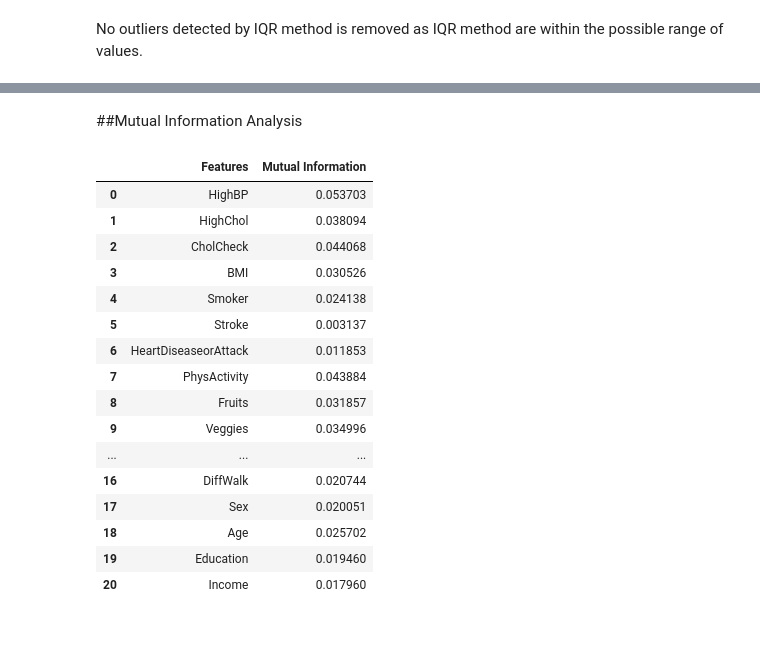
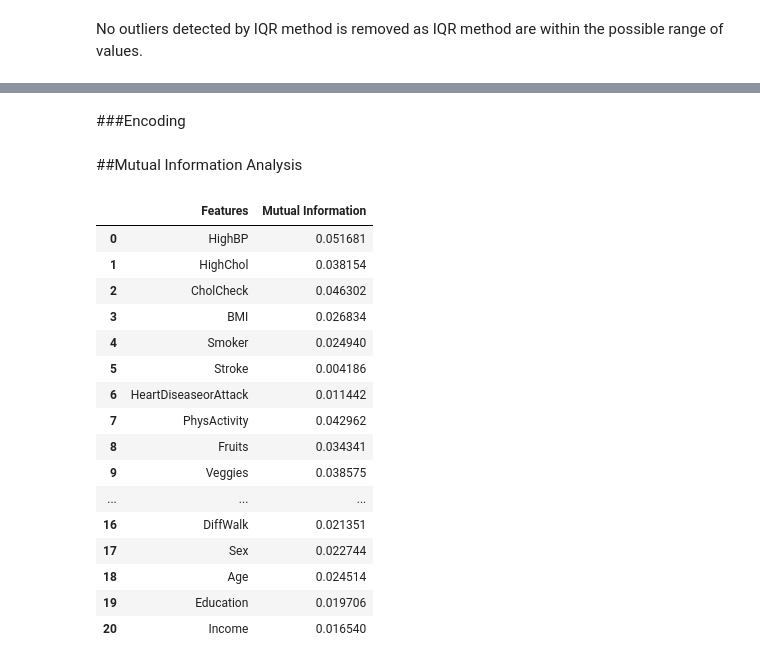
Before and after one commit to Govind-2004/CDC_Diabetes_Health_Indicators_Preprocessing_Dataset, a Jupyter notebook: CDC_Diabetes_Preprocessing_EDA.ipynb, the cells around one changed output, grey strips where cells are left out. Drawn from its saved outputs; the diff is of its cells as text; code cells hidden in the pictures; blank space fills up the shorter version.

```diff
--- a/CDC_Diabetes_Preprocessing_EDA.ipynb
+++ b/CDC_Diabetes_Preprocessing_EDA.ipynb
@@ -19,7 +26,7 @@ drive.mount('/content/drive')
 Drive already mounted at /content/drive; to attempt to forcibly remount, call drive.mount("/content/drive", force_remount=True).
 # %%
 # Reading Dataset
-filepath = '/content/drive/MyDrive/dataset/diabetes.csv'
+filepath = '/content/drive/MyDrive/Colab Notebooks/Datasets /diabetes_binary_health_indicators_BRFSS2015[1].csv'
 df_cdc = pd.read_csv(filepath)
 df_cdc.head(10)
 # %% [output]
@@ -314,0 +381,7 @@ dtype: float64
+# %%
+# Scaling the continuous numerical column
+# For skewed we use MinMaxScaler, since histogram of BHI is right skewed
+min_max_scaler = MinMaxScaler()
+skew_cols = ['BMI']
+
+df_cdc[skew_cols] = min_max_scaler.fit_transform(df_cdc[skew_cols])
@@ -314,0 +399,2 @@ dtype: float64
+# %% [markdown]
+###Encoding
@@ -315,27 +403,27 @@ dtype: float64
 # %% [markdown]
 ##Mutual Information Analysis
 # %%
-X = df_cdc.drop(columns=["Diabetes_012"])
-y = df_cdc["Diabetes_012"]
+X = df_cdc.drop(columns=["Diabetes_binary"])
+y = df_cdc["Diabetes_binary"]
 mi = mutual_info_classif(X, y, random_state = 42)
 #convert mi into dataframe
 mi_df = pd.DataFrame({"Features" : X.columns, "Mutual Information" :mi })
 mi_df
 # %% [output]
 |  | Features | Mutual Information |
-| 0 | HighBP | 0.053703 |
-| 1 | HighChol | 0.038094 |
-| 2 | CholCheck | 0.044068 |
-| 3 | BMI | 0.030526 |
-| 4 | Smoker | 0.024138 |
-| 5 | Stroke | 0.003137 |
-| 6 | HeartDiseaseorAttack | 0.011853 |
-| 7 | PhysActivity | 0.043884 |
-| 8 | Fruits | 0.031857 |
-| 9 | Veggies | 0.034996 |
+| 0 | HighBP | 0.051681 |
+| 1 | HighChol | 0.038154 |
+| 2 | CholCheck | 0.046302 |
+| 3 | BMI | 0.026834 |
+| 4 | Smoker | 0.024940 |
+| 5 | Stroke | 0.004186 |
+| 6 | HeartDiseaseorAttack | 0.011442 |
+| 7 | PhysActivity | 0.042962 |
+| 8 | Fruits | 0.034341 |
+| 9 | Veggies | 0.038575 |
 | ... | ... | ... |
-| 16 | DiffWalk | 0.020744 |
-| 17 | Sex | 0.020051 |
-| 18 | Age | 0.025702 |
-| 19 | Education | 0.019460 |
-| 20 | Income | 0.017960 |
+| 16 | DiffWalk | 0.021351 |
+| 17 | Sex | 0.022744 |
+| 18 | Age | 0.024514 |
+| 19 | Education | 0.019706 |
+| 20 | Income | 0.016540 |
```
Also changed, not shown: parts of 38 cells of this notebook.
